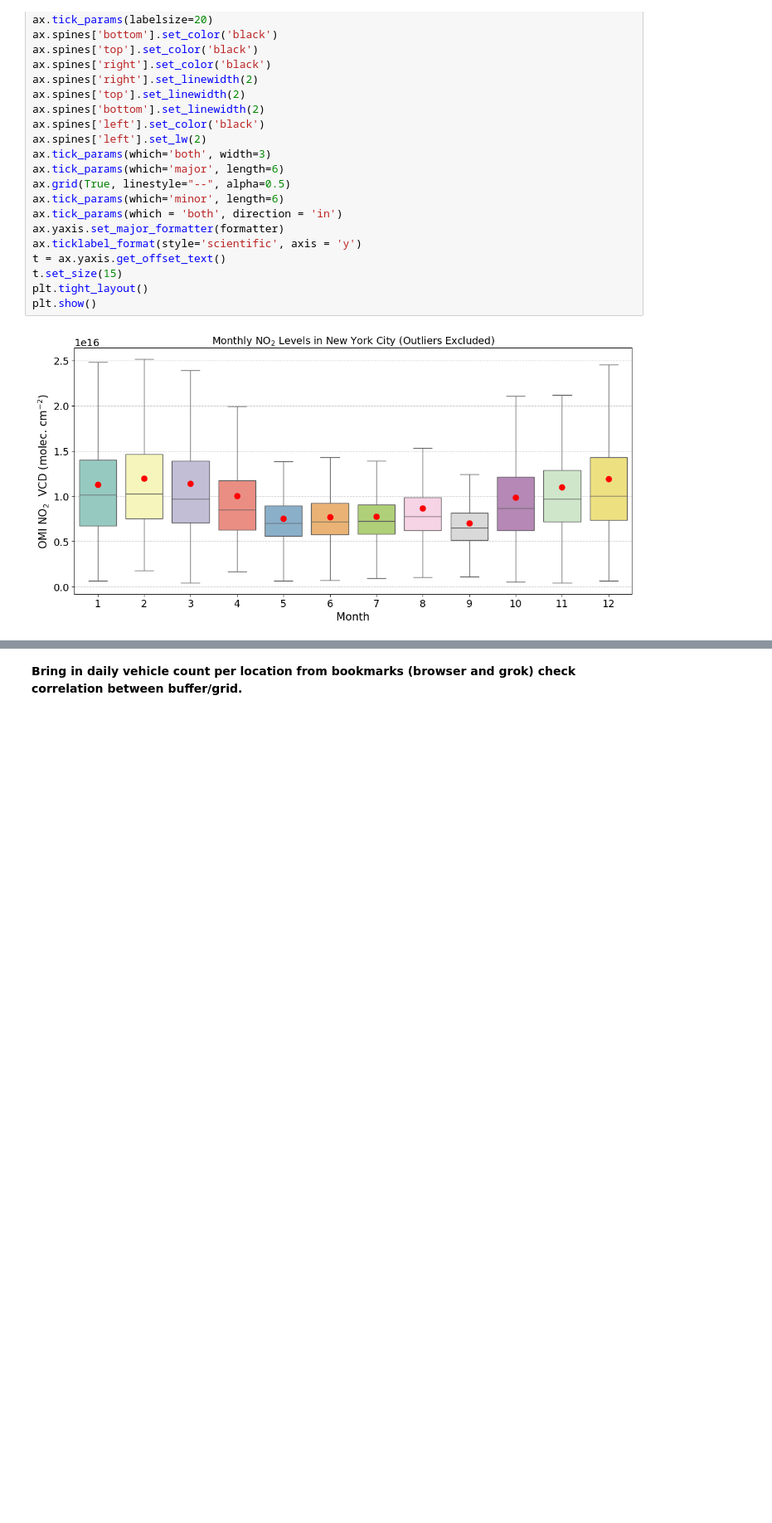
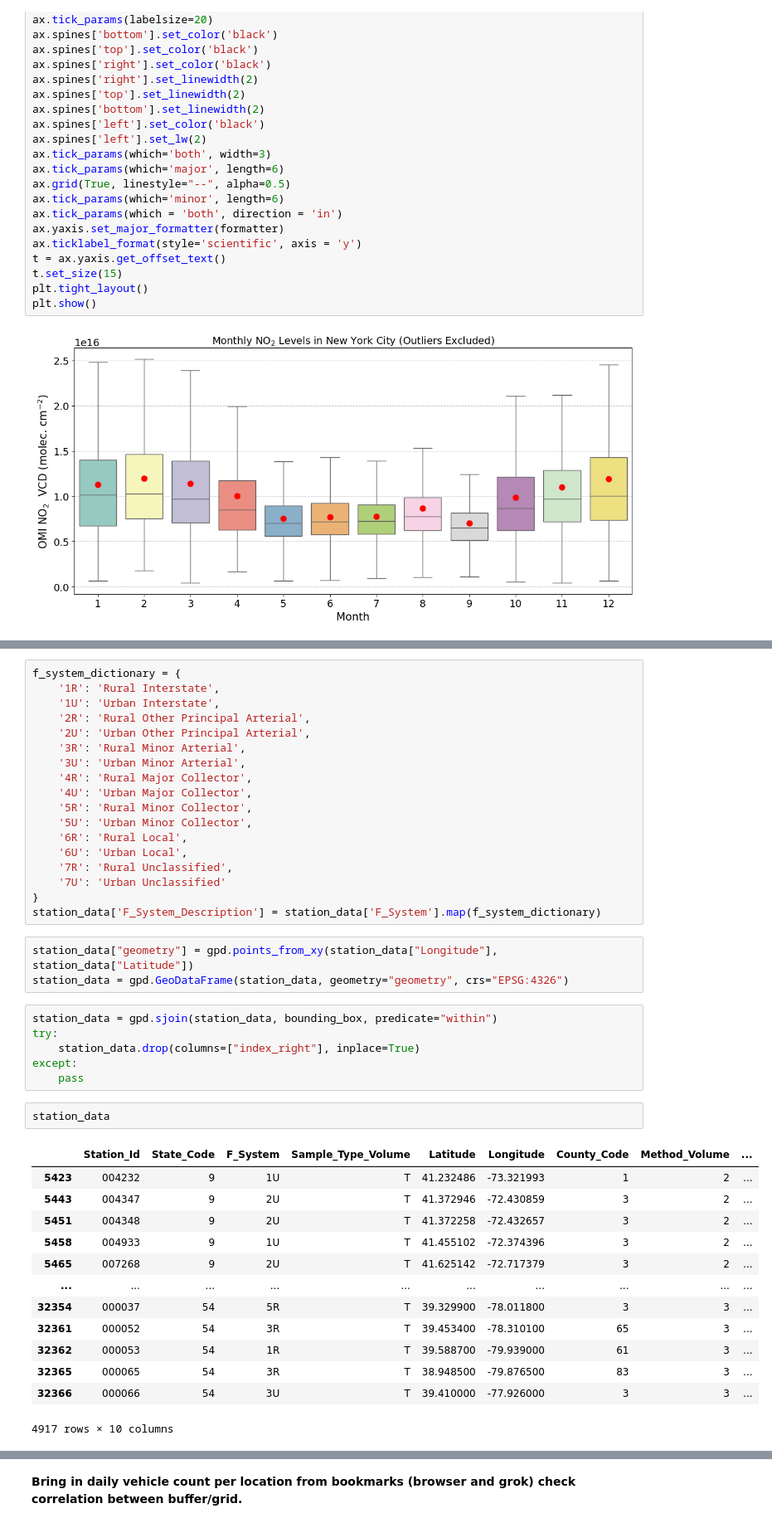
Before and after one commit to SujanNeupane42/NO2-vs-Traffic-Analysis-using-PySpark-and-GeoPandas, a Jupyter notebook: main_notebook.ipynb, the cells around one changed output, grey strips where cells are left out. Shown at 83% size. Drawn from its saved outputs; the diff is of its cells as text; blank space fills up the shorter version.

```diff
--- a/main_notebook.ipynb
+++ b/main_notebook.ipynb
@@ -1325,0 +1348,43 @@ plt.show()
+# %%
+f_system_dictionary = {
+    '1R': 'Rural Interstate',
+    '1U': 'Urban Interstate',
+    '2R': 'Rural Other Principal Arterial',
+    '2U': 'Urban Other Principal Arterial',
+    '3R': 'Rural Minor Arterial',
+    '3U': 'Urban Minor Arterial',
+    '4R': 'Rural Major Collector',
+    '4U': 'Urban Major Collector',
+    '5R': 'Rural Minor Collector',
+    '5U': 'Urban Minor Collector',
+    '6R': 'Rural Local',
+    '6U': 'Urban Local',
+    '7R': 'Rural Unclassified',
+    '7U': 'Urban Unclassified'
+}
+station_data['F_System_Description'] = station_data['F_System'].map(f_system_dictionary)
+# %%
+station_data["geometry"] = gpd.points_from_xy(station_data["Longitude"], station_data["Latitude"])
+station_data = gpd.GeoDataFrame(station_data, geometry="geometry", crs="EPSG:4326")
+# %%
+station_data = gpd.sjoin(station_data, bounding_box, predicate="within")
+try:
+    station_data.drop(columns=["index_right"], inplace=True)
+except:
+    pass
+# %%
+station_data
+# %% [output]
+|  | Station_Id | State_Code | F_System | Sample_Type_Volume | Latitude | Longitude | County_Code | Method_Volume | ... |
+| 5423 | 004232 | 9 | 1U | T | 41.232486 | -73.321993 | 1 | 2 | ... |
+| 5443 | 004347 | 9 | 2U | T | 41.372946 | -72.430859 | 3 | 2 | ... |
+| 5451 | 004348 | 9 | 2U | T | 41.372258 | -72.432657 | 3 | 2 | ... |
+| 5458 | 004933 | 9 | 1U | T | 41.455102 | -72.374396 | 3 | 2 | ... |
+| 5465 | 007268 | 9 | 2U | T | 41.625142 | -72.717379 | 3 | 2 | ... |
+| ... | ... | ... | ... | ... | ... | ... | ... | ... | ... |
+| 32354 | 000037 | 54 | 5R | T | 39.329900 | -78.011800 | 3 | 3 | ... |
+| 32361 | 000052 | 54 | 3R | T | 39.453400 | -78.310100 | 65 | 3 | ... |
+| 32362 | 000053 | 54 | 1R | T | 39.588700 | -79.939000 | 61 | 3 | ... |
+| 32365 | 000065 | 54 | 3R | T | 38.948500 | -79.876500 | 83 | 3 | ... |
+| 32366 | 000066 | 54 | 3U | T | 39.410000 | -77.926000 | 3 | 3 | ... |
+4917 rows × 10 columns
```
Also changed, not shown: parts of 29 cells of this notebook.
